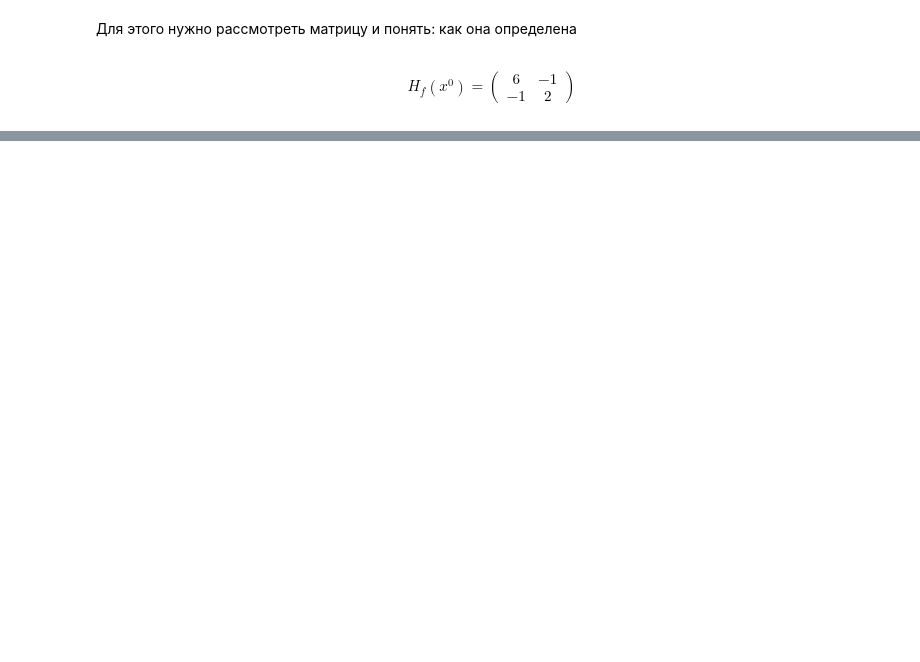
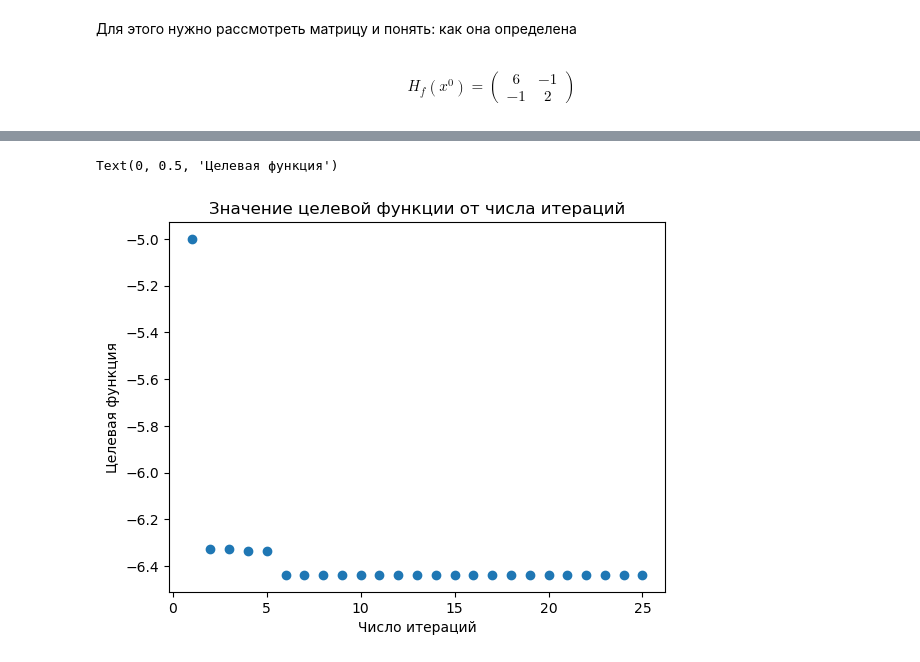
Before and after one commit to EHAT32/optimization, a Jupyter notebook: lab2.ipynb, the cells around one changed output, grey strips where cells are left out. Drawn from its saved outputs; the diff is of its cells as text; code cells hidden in the pictures; blank space fills up the shorter version.

```diff
--- a/lab2.ipynb
+++ b/lab2.ipynb
@@ -110,0 +271,8 @@ $\Delta_1 = 6 > 0$, $\Delta_2 = 12 + 1 = 13 > 0$, получается, что $
+# %%
+plt.scatter(np.arange(1, len(fData) + 1), fData)
+plt.title('Значение целевой функции от числа итераций')
+plt.xlabel('Число итераций')
+plt.ylabel('Целевая функция')
+# %% [output]
+Text(0, 0.5, 'Целевая функция')
+[figure, added]
```
Also changed, not shown: parts of 34 cells of this notebook.
